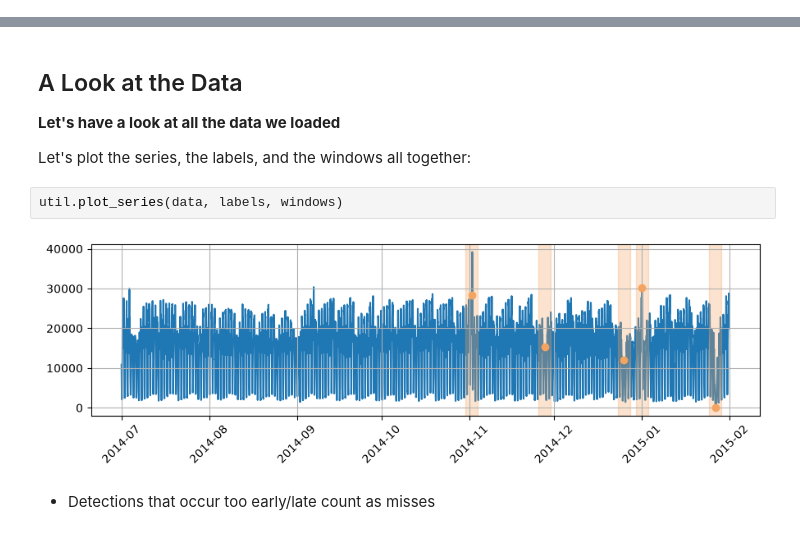
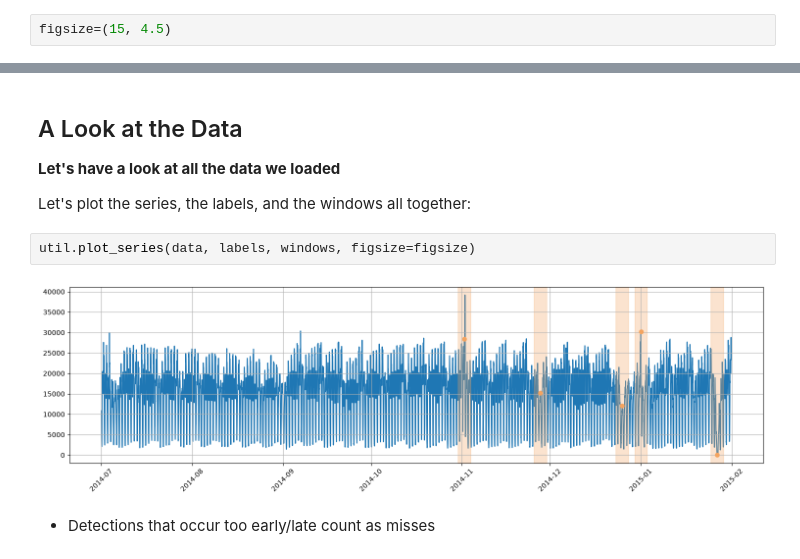
Before and after one commit to a3i-2026-2027/01-ad-de, a Jupyter notebook: notebooks/2. Problem and Data.ipynb, the cells around one changed output, grey strips where cells are left out. Cells and saved outputs as stored; diff of their text form.

```diff
--- a/notebooks/2. Problem and Data.ipynb
+++ b/notebooks/2. Problem and Data.ipynb
@@ -1,3 +1,5 @@
+# %%
+figsize=(15, 4.5)
 # %% [markdown]
 # Problem and Data
 # %% [markdown]
@@ -202,8 +204,8 @@ windows.head()
 
 Let's plot the series, the labels, and the windows all together:
 # %%
-util.plot_series(data, labels, windows)
+util.plot_series(data, labels, windows, figsize=figsize)
 # %% [output]
-[figure, old version]
+[figure, new version]
 # %% [markdown]
 * Detections that occur too early/late count as misses
```
Also changed, not shown: parts of 3 cells of this notebook, 17 other files.
